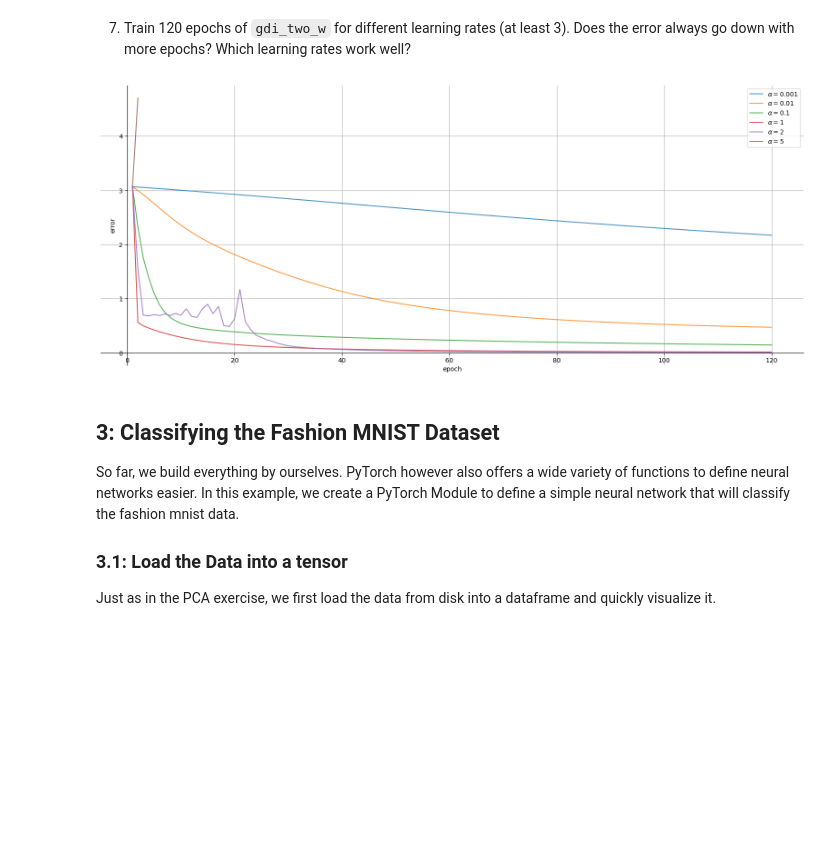
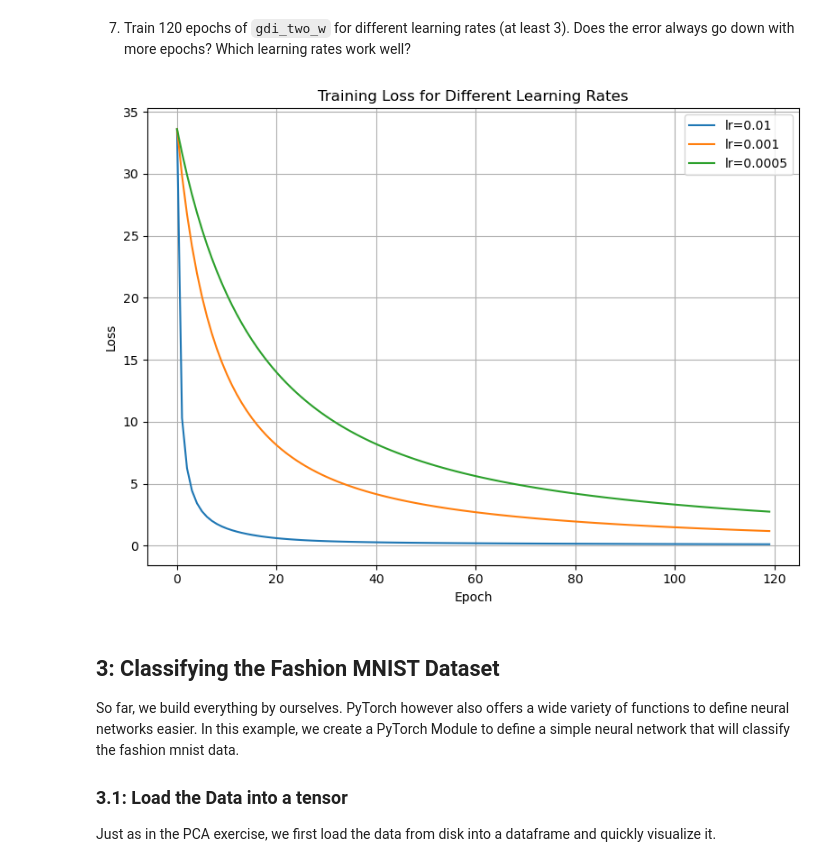
Before and after one commit to gpuonfire/ml_praktikum, a Jupyter notebook: ML_Aufgabenblätter/A5_Neural_Networks_PyTorch.ipynb, the cells around one changed output. Drawn from its saved outputs; the diff is of its cells as text; code cells hidden in the pictures; blank space fills up the shorter version.

```diff
--- a/ML_Aufgabenblätter/A5_Neural_Networks_PyTorch.ipynb
+++ b/ML_Aufgabenblätter/A5_Neural_Networks_PyTorch.ipynb
@@ -568,3 +568,13 @@ visualize_errors(histories[1])
 13. Train 50 epochs of gdi for different learning rates (at least 3), which ones work better than others? Create a method ``visualize_loss_multi`` that takes a list of tuples ``(lr, loss_history)`` as input and visualize the different loss curves.
 # %%
 # TODO: Implement
+def train_with_learning_rates(rates:list[float]):
+    loss_hist = []
+    init_w = torch.randn(4,1,dtype=torch.float64, requires_grad=True)
+
+    for rate in rates:
+        histories = gdi(logistic, binary_cross_entropy, X_biris, y_biris, init_w, rate, 50)
+        loss_hist.append((rate, histories[1]))
+    return loss_hist
+
+loss_hist = train_with_learning_rates([0.003, 0.001, 0.0005])
@@ -581,3 +612,6 @@ n_features = biris_X.shape[1]
 1. Initialize the two random weight tensors ``w1`` and ``w2``. Note: These `w` matrices need to be transposed compared to the lecture. Here, `n_features` is the number of rows of the tensor.
 # %%
 # TODO: Implement
+w1 = torch.randn(n_hidden_neuron,n_features,dtype=torch.float64, requires_grad=True).T
+w2 = torch.randn(n_hidden_neuron,1,dtype=torch.float64, requires_grad=True)
+print(w1.shape)
@@ -588,3 +624,6 @@ This is quite easy, just predict like you previously did, but chain the output o
 # %%
 def nn_shallow(w1, w2, x):
     # TODO: Implement
+    z1 = logistic(w1, x) # 150x4 * 4x10 = 150x10
+    z2 = logistic(w2, z1) # 150x10 * 10x1 = 150x1
+    return z2
@@ -619,9 +688,36 @@ Accuracy: 1.0
 # %% [markdown]
 7. Train 120 epochs of ``gdi_two_w`` for different learning rates (at least 3). Does the error always go down with more epochs? Which learning rates work well?
+# %%
+# TODO: Implement
+def gdi_two_learning_rates(rates:list[float]):
+    loss_hist = []
+    init_w1 = torch.randn(n_hidden_neuron,n_features,dtype=torch.float64, requires_grad=True).T
+    init_w2 = torch.randn(n_hidden_neuron,1,dtype=torch.float64, requires_grad=True)
+
+    for rate in rates:
+        histories = gdi_two_w(nn_shallow, binary_cross_entropy, X_biris, y_biris, init_w1, init_w2, rate, 120)
+        loss_hist.append((rate, histories[2]))
+    return loss_hist
+
+gdi_two_loss_hist = gdi_two_learning_rates([0.01, 0.001, 0.0005])
 # %%
-# TODO: Implement & Answer
+def visualize_loss_multi(lr_rate_loss : list[tuple[float, list[float]]]):
+    plt.figure(figsize=(8, 6))
+
+    for lr, loss_history in lr_rate_loss:
+        plt.plot(loss_history, label=f"lr={lr}")
+
+    plt.xlabel("Epoch")
+    plt.ylabel("Loss")
+    plt.title("Training Loss for Different Learning Rates")
+    plt.legend()
+    plt.grid(True)
+    plt.tight_layout()
+    plt.show()
+
+visualize_loss_multi(gdi_two_loss_hist)
 # %% [output]
-[figure, old version]
+[figure, new version]
 # %% [markdown]
 ## 3: Classifying the Fashion MNIST Dataset
 So far, we build everything by ourselves. PyTorch however also offers a wide variety of functions to define neural networks easier.
```
Also changed, not shown: parts of 9 cells of this notebook.
